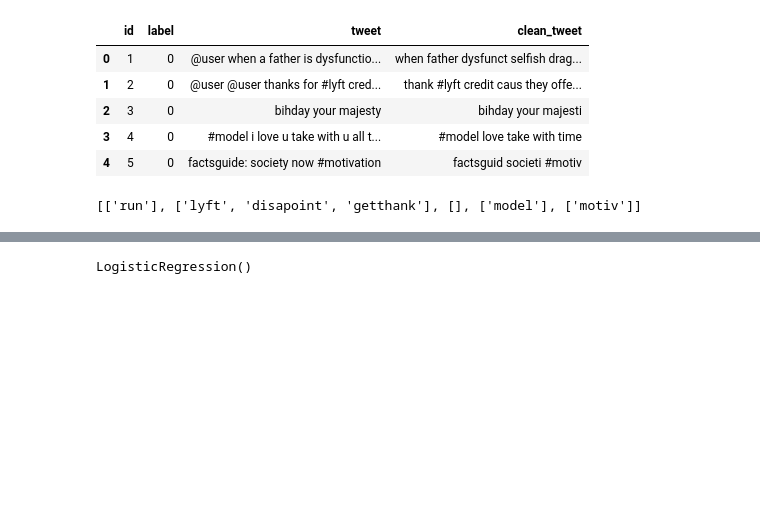
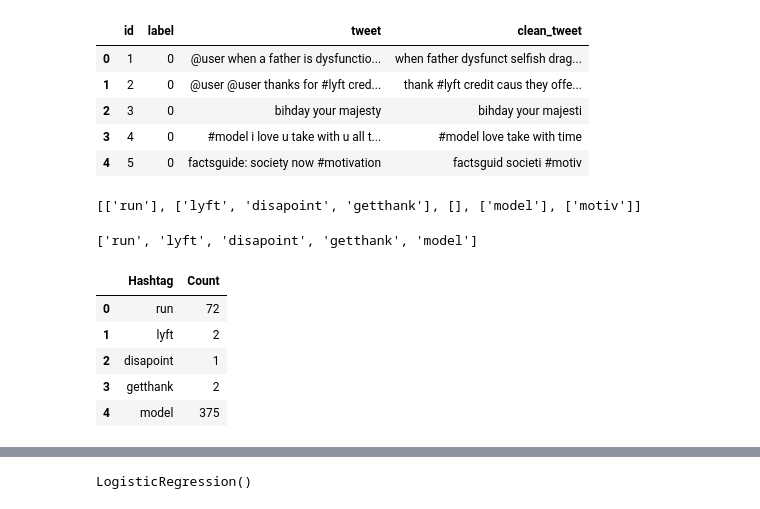
Before and after one commit to Riya-jais/sentiment-analysis, a Jupyter notebook: Sentiment-Analysis.ipynb, the cells around one changed output, grey strips where cells are left out. Drawn from its saved outputs; the diff is of its cells as text; code cells hidden in the pictures; blank space fills up the shorter version.

```diff
--- a/Sentiment-Analysis.ipynb
+++ b/Sentiment-Analysis.ipynb
@@ -141,0 +145,16 @@ ht_positive[:5]
+# %%
+ht_positive[:5]
+# %% [output]
+['run', 'lyft', 'disapoint', 'getthank', 'model']
+# %%
+freq = nltk.FreqDist(ht_positive)
+d = pd.DataFrame({'Hashtag': list(freq.keys()),
+                 'Count': list(freq.values())})
+d.head()
+# %% [output]
+|  | Hashtag | Count |
+| 0 | run | 72 |
+| 1 | lyft | 2 |
+| 2 | disapoint | 1 |
+| 3 | getthank | 2 |
+| 4 | model | 375 |
```
Also changed, not shown: parts of 4 cells of this notebook.
